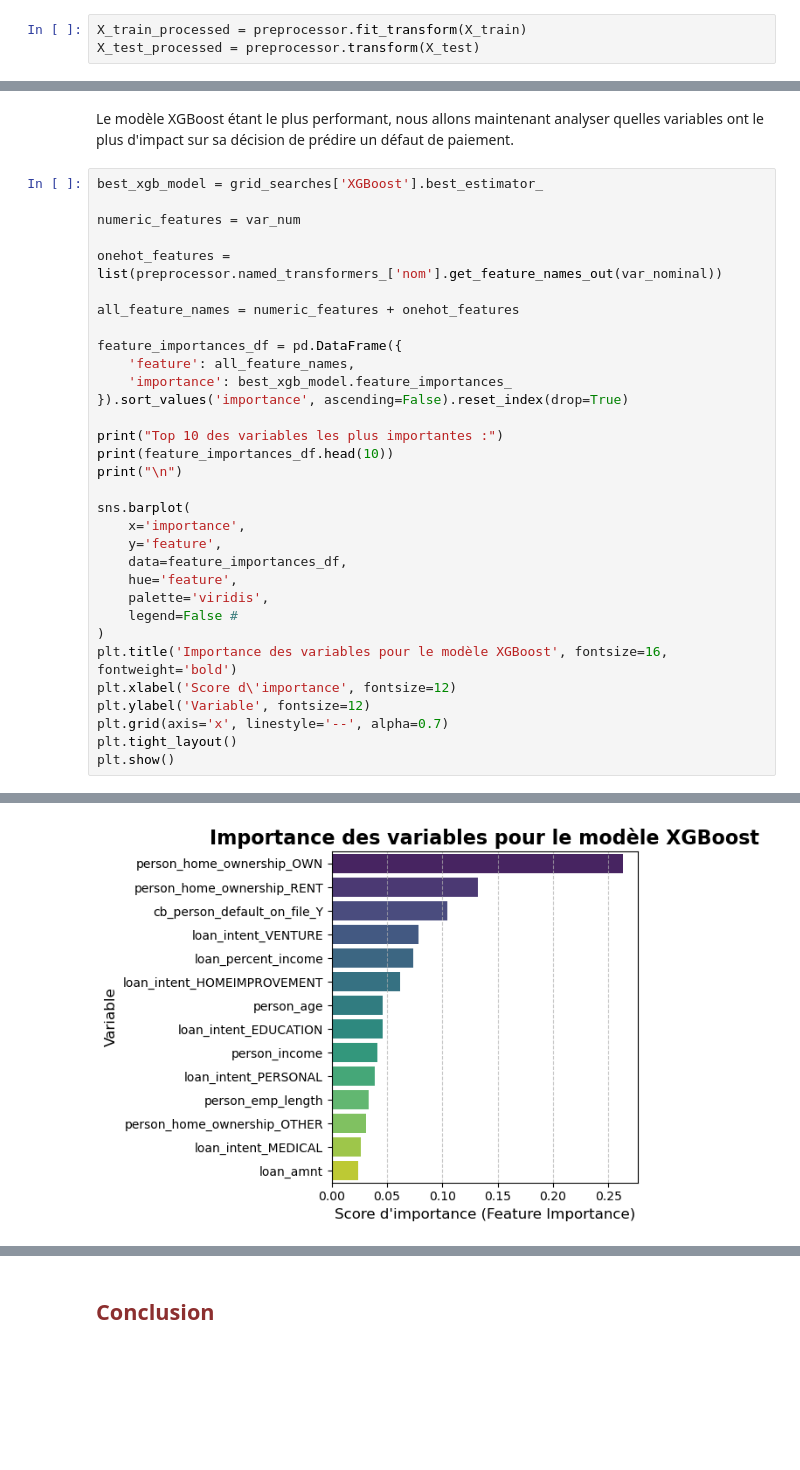
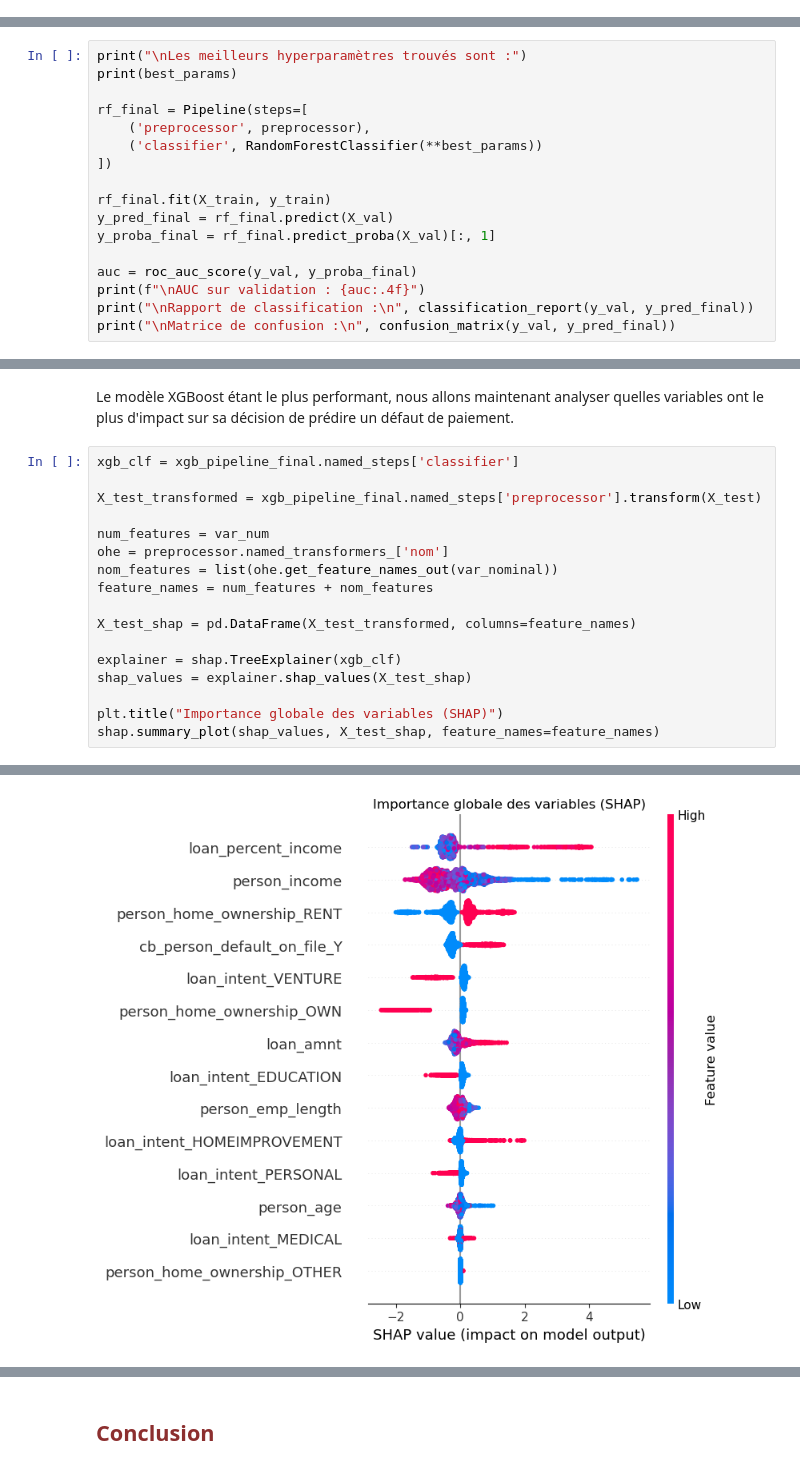
Before and after one commit to rapilsenera/scoring_risque_credit, a Jupyter notebook: notebooks/analyse_scoring_credit.ipynb, the cells around one changed output, grey strips where cells are left out. Drawn from its saved outputs; the diff is of its cells as text; blank space fills up the shorter version.

```diff
--- a/notebooks/analyse_scoring_credit.ipynb
+++ b/notebooks/analyse_scoring_credit.ipynb
@@ -464,3 +561,0 @@ X_train, X_test, y_train, y_test = train_test_split(X, y, test_size=TEST_SIZE, r
-# %%
-X_train_processed = preprocessor.fit_transform(X_train)
-X_test_processed = preprocessor.transform(X_test)
@@ -611,0 +929,17 @@ Meilleur score ROC AUC après validation croisée : 0.9702
+# %%
+print("\nLes meilleurs hyperparamètres trouvés sont :")
+print(best_params)
+
+rf_final = Pipeline(steps=[
+    ('preprocessor', preprocessor),
+    ('classifier', RandomForestClassifier(**best_params))
+])
+
+rf_final.fit(X_train, y_train)
+y_pred_final = rf_final.predict(X_val)
+y_proba_final = rf_final.predict_proba(X_val)[:, 1]
+
+auc = roc_auc_score(y_val, y_proba_final)
+print(f"\nAUC sur validation : {auc:.4f}")
+print("\nRapport de classification :\n", classification_report(y_val, y_pred_final))
+print("\nMatrice de confusion :\n", confusion_matrix(y_val, y_pred_final))
@@ -733,35 +1272,20 @@ Après comparaison des performances sur l'ensemble de test, le modèle XGBoost s
 # %% [markdown]
 Le modèle XGBoost étant le plus performant, nous allons maintenant analyser quelles variables ont le plus d'impact sur sa décision de prédire un défaut de paiement.
 # %%
-best_xgb_model = grid_searches['XGBoost'].best_estimator_
+xgb_clf = xgb_pipeline_final.named_steps['classifier']
 
-numeric_features = var_num
+X_test_transformed = xgb_pipeline_final.named_steps['preprocessor'].transform(X_test)
 
-onehot_features = list(preprocessor.named_transformers_['nom'].get_feature_names_out(var_nominal))
+num_features = var_num
+ohe = preprocessor.named_transformers_['nom']
+nom_features = list(ohe.get_feature_names_out(var_nominal))
+feature_names = num_features + nom_features
 
-all_feature_names = numeric_features + onehot_features
+X_test_shap = pd.DataFrame(X_test_transformed, columns=feature_names)
 
-feature_importances_df = pd.DataFrame({
-    'feature': all_feature_names,
-    'importance': best_xgb_model.feature_importances_
-}).sort_values('importance', ascending=False).reset_index(drop=True)
+explainer = shap.TreeExplainer(xgb_clf)
+shap_values = explainer.shap_values(X_test_shap)
 
-print("Top 10 des variables les plus importantes :")
-print(feature_importances_df.head(10))
-print("\n")
-
-sns.barplot(
-    x='importance',
-    y='feature',
-    data=feature_importances_df,
-    hue='feature',
-    palette='viridis',
-    legend=False #
-)
-plt.title('Importance des variables pour le modèle XGBoost', fontsize=16, fontweight='bold')
-plt.xlabel('Score d\'importance', fontsize=12)
-plt.ylabel('Variable', fontsize=12)
-plt.grid(axis='x', linestyle='--', alpha=0.7)
-plt.tight_layout()
-plt.show()
+plt.title("Importance globale des variables (SHAP)")
+shap.summary_plot(shap_values, X_test_shap, feature_names=feature_names)
 # %% [output]
@@ -780,2 +1292,2 @@ Top 10 des variables les plus importantes :
-[figure, old version]
+[figure, new version]
 # %% [markdown]
```
Also changed, not shown: parts of 62 cells of this notebook, 8 other files.
